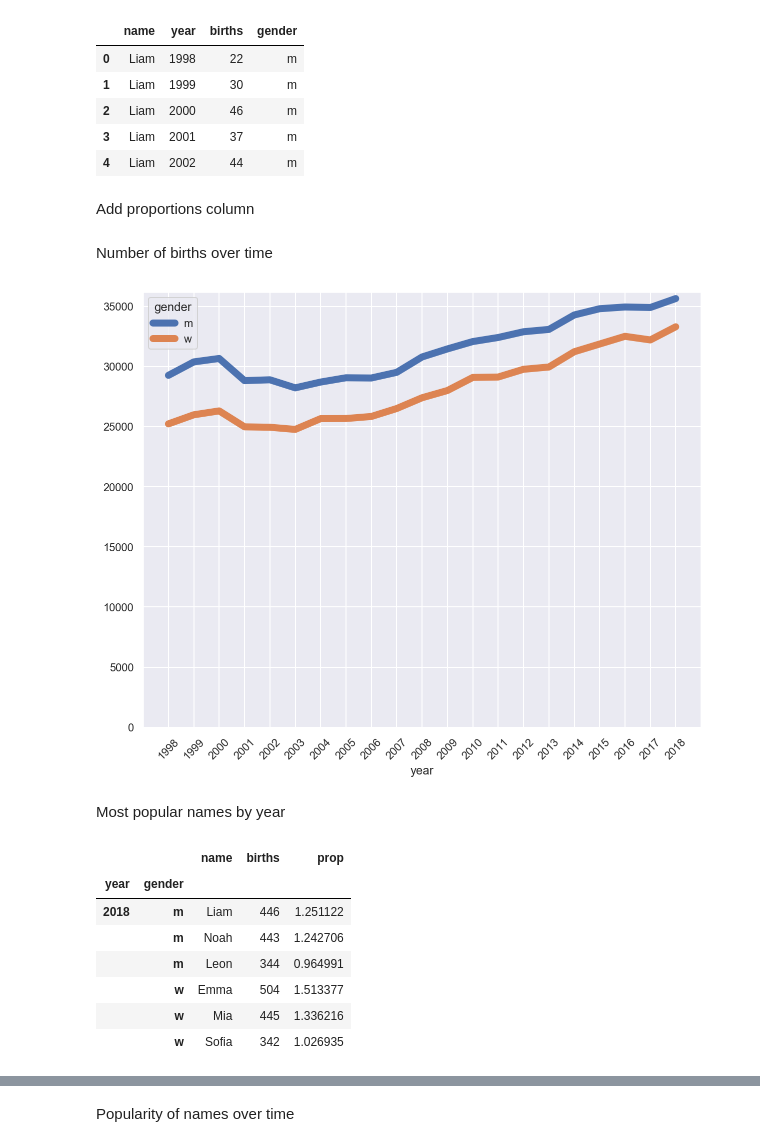
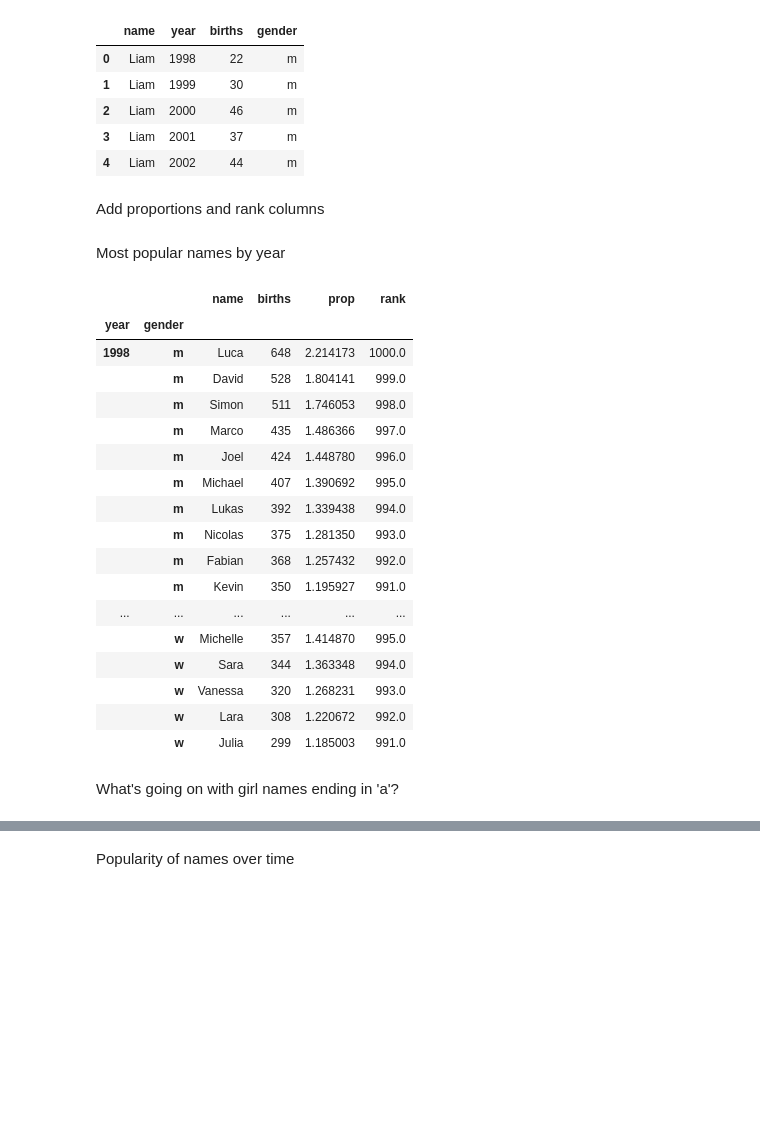
Before and after one commit to fabiangunzinger/learning, a Jupyter notebook: python-for-data-analysis/chap14-examples.ipynb, the cells around one changed output, grey strips where cells are left out. Saved outputs shown, nothing was run; the diff lists cells and outputs as text; code cells hidden in the pictures; blank space fills up the shorter version.

Commit message:
Reviewing ch names

```diff
--- a/python-for-data-analysis/chap14-examples.ipynb
+++ b/python-for-data-analysis/chap14-examples.ipynb
@@ -375,0 +380,22 @@ names
+# %%
+genders = ['f', 'm']
+
+def rename_cols(df, names):
+    df.columns = names
+    return df
+
+pieces = []
+columns = ['name', 'year', 'births', 'rank']
+
+for gender in genders:
+    path = 'data/ch-names/%s.xlsx' % gender
+    data = (pd.read_excel(path, header=[2, 3], index_col=0, skipfooter=5)
+         .stack(level=0)
+         .reset_index()
+         .pipe(rename_cols, columns)
+         .assign(gender=gender))
+
+    pieces.append(data)
+
+names = pd.concat(pieces, ignore_index=True)
+names
@@ -385,9 +432,7 @@ columns = ['name', 'year', 'births']
 
 for file in files:
     frame = (pd.read_excel(file, header=[2, 3], index_col=0, skipfooter=5)
-             .stack(level=[0])
-             .reset_index()
-             .drop('Rang', axis=1))
+             .stack(level=[0]).reset_index().drop('Rang', axis=1))
 
     frame.columns = columns
     gender = file[-6]
@@ -404,43 +449,46 @@ table.head()
 | 3 | Liam | 2001 | 37 | m |
 | 4 | Liam | 2002 | 44 | m |
 # %% [markdown]
-Add proportions column
+Add proportions and rank columns
 # %%
 def calc_prop(group):
     group['prop'] = group.births / group.births.sum() * 100
     return group
 
-
 table = table.groupby(['year', 'gender']).apply(calc_prop)
+table['rank'] = table.groupby(['year', 'gender']).births.rank(method='min')
-# %% [markdown]
-Number of births over time
-# %%
-(table.groupby(['year', 'gender']).births.sum().unstack()
- .plot(figsize=(10, 8), linewidth=7,
-       yticks=range(0, 40000, 5000),
-       xticks=range(1998, 2019), rot=45));
-# %% [output]
-[figure, removed]
 # %% [markdown]
 Most popular names by year
 # %%
 def top_n(group, n=5):
     return group.sort_values('births', ascending=False)[:n]
 
-num_names = 3
-years = [2018]
+num_names = 10
+years = [1998]
 
 (table.groupby(['year', 'gender'])
  .apply(top_n, num_names)
  .drop(['year', 'gender'], axis=1)
  .reset_index(level=2, drop=True)
  .loc[years])
 # %% [output]
-|  |  | name | births | prop |
-| year | gender |  |  |  |
-| 2018 | m | Liam | 446 | 1.251122 |
-|  | m | Noah | 443 | 1.242706 |
-|  | m | Leon | 344 | 0.964991 |
-|  | w | Emma | 504 | 1.513377 |
-|  | w | Mia | 445 | 1.336216 |
-|  | w | Sofia | 342 | 1.026935 |
+|  |  | name | births | prop | rank |
+| year | gender |  |  |  |  |
+| 1998 | m | Luca | 648 | 2.214173 | 1000.0 |
+|  | m | David | 528 | 1.804141 | 999.0 |
+|  | m | Simon | 511 | 1.746053 | 998.0 |
+|  | m | Marco | 435 | 1.486366 | 997.0 |
+|  | m | Joel | 424 | 1.448780 | 996.0 |
+|  | m | Michael | 407 | 1.390692 | 995.0 |
+|  | m | Lukas | 392 | 1.339438 | 994.0 |
+|  | m | Nicolas | 375 | 1.281350 | 993.0 |
+|  | m | Fabian | 368 | 1.257432 | 992.0 |
+|  | m | Kevin | 350 | 1.195927 | 991.0 |
+| ... | ... | ... | ... | ... | ... |
+|  | w | Michelle | 357 | 1.414870 | 995.0 |
+|  | w | Sara | 344 | 1.363348 | 994.0 |
+|  | w | Vanessa | 320 | 1.268231 | 993.0 |
+|  | w | Lara | 308 | 1.220672 | 992.0 |
+|  | w | Julia | 299 | 1.185003 | 991.0 |
+# %% [markdown]
+What's going on with girl names ending in 'a'?
```
Also changed, not shown: parts of 11 cells of this notebook, 3 other files.
